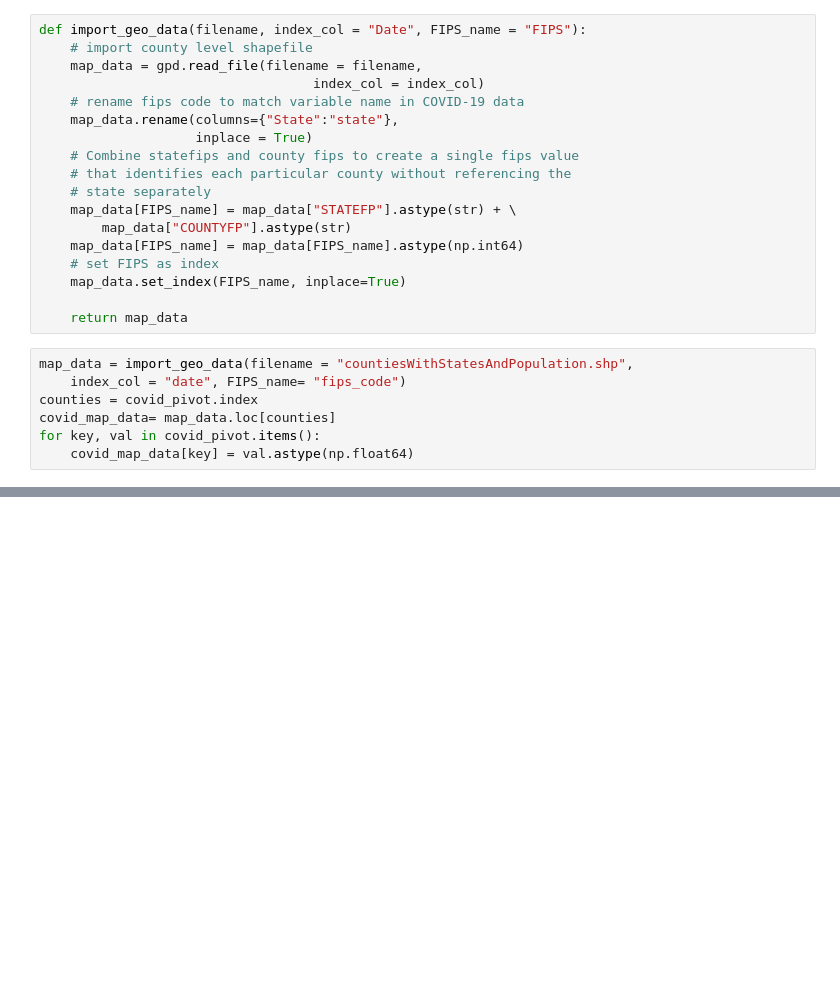
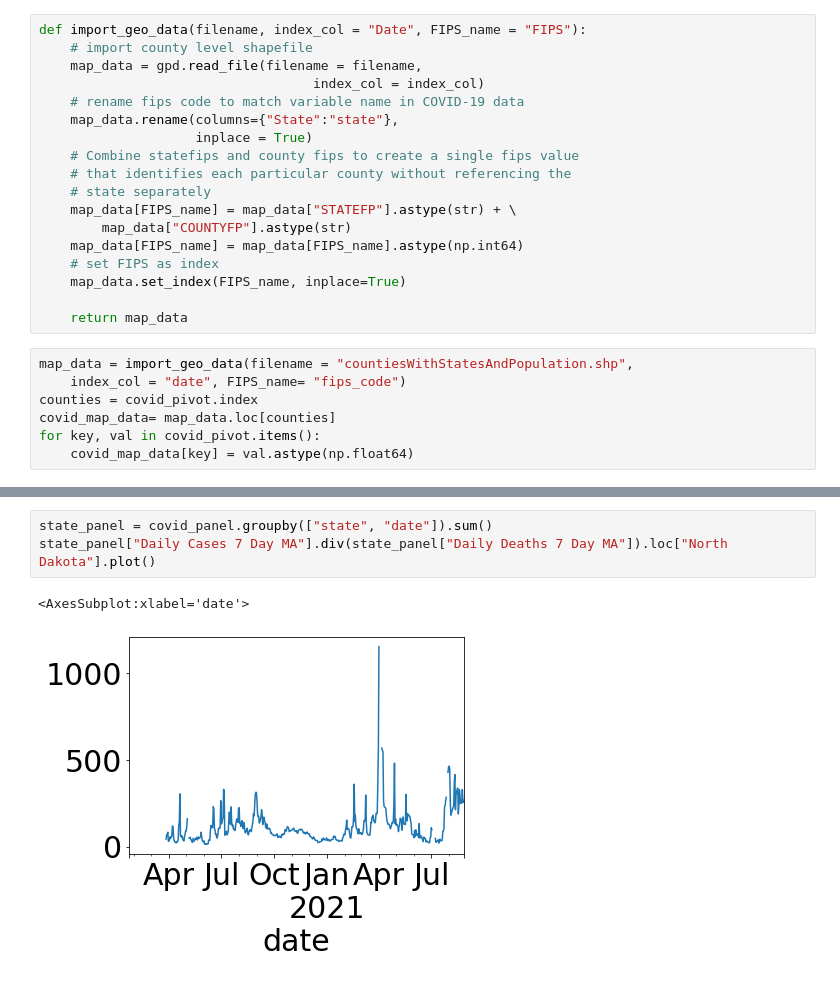
Before and after one commit to jlcatonjr/COVID19, a Jupyter notebook: COVID-19 Data App.ipynb, the cells around one changed output, grey strips where cells are left out. Drawn from its saved outputs; the diff is of its cells as text; blank space fills up the shorter version.

```diff
--- a/COVID-19 Data App.ipynb
+++ b/COVID-19 Data App.ipynb
@@ -166,0 +167,6 @@ interact(interactive_map.geo_plot,
+# %%
+state_panel = covid_panel.groupby(["state", "date"]).sum()
+state_panel["Daily Cases 7 Day MA"].div(state_panel["Daily Deaths 7 Day MA"]).loc["North Dakota"].plot()
+# %% [output]
+<AxesSubplot:xlabel='date'>
+[figure, added]
```
Also changed, not shown: parts of 2 cells of this notebook, 8 other files.
